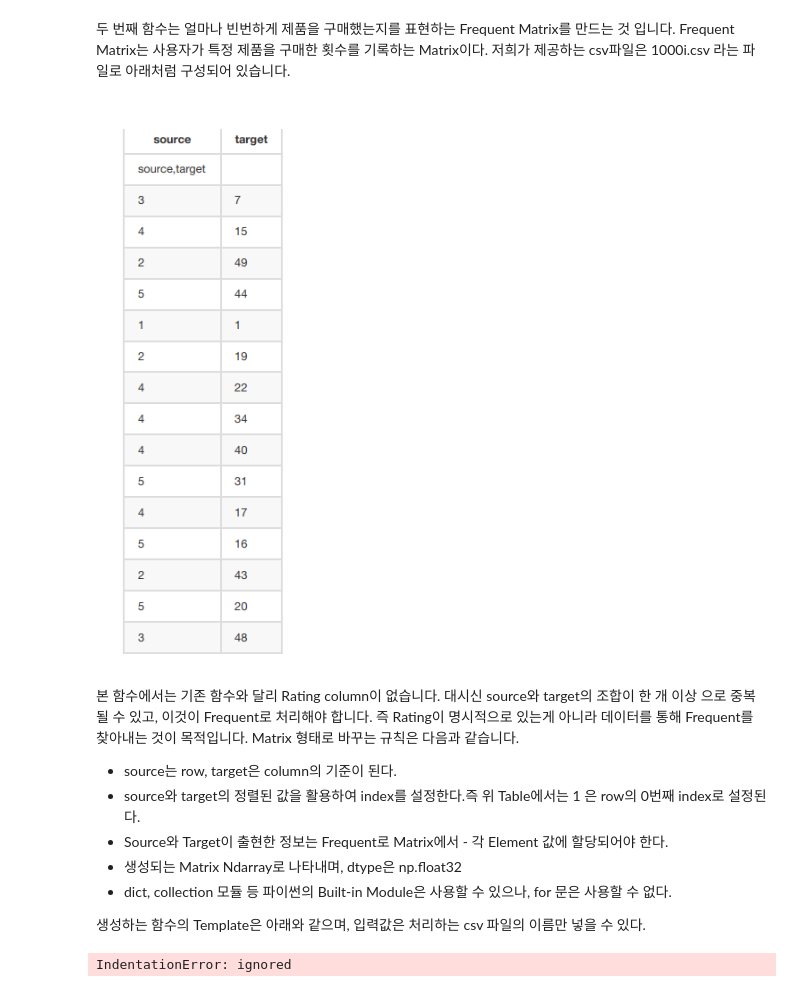
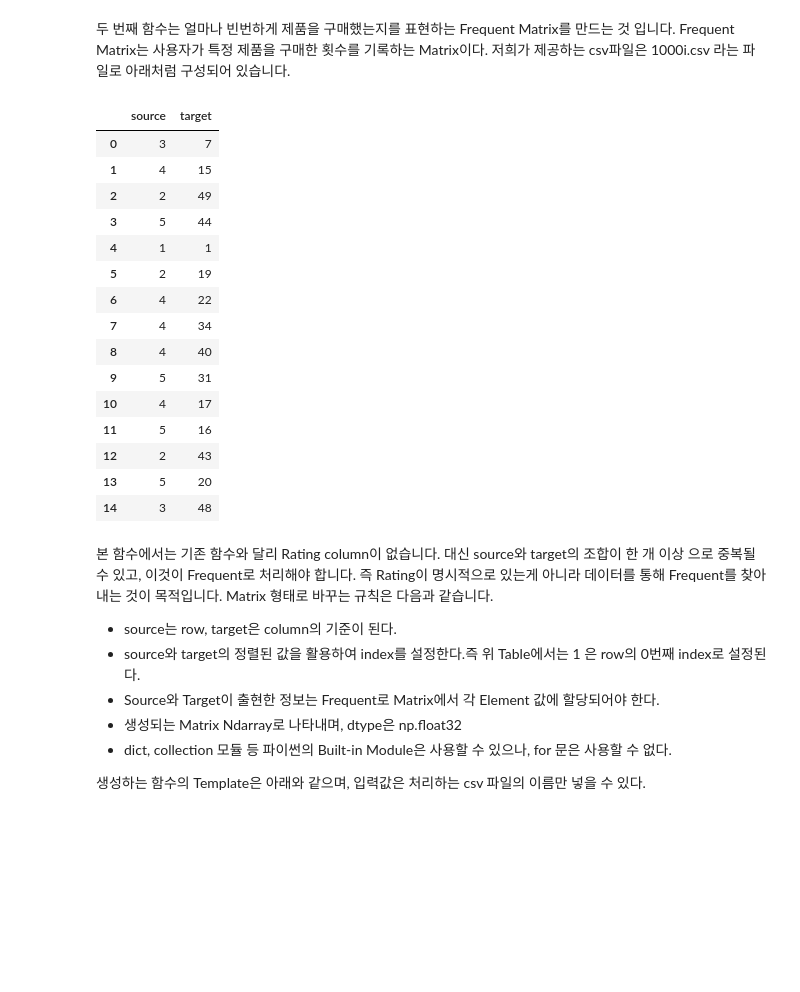
Before and after one commit to Chaewon-Leee/TIL, a Jupyter notebook: ML/Pandas/pandas_lab.ipynb, the cells around one changed output. Saved outputs shown, nothing was run; the diff lists cells and outputs as text; code cells hidden in the pictures; blank space fills up the shorter version.

```diff
--- a/ML/Pandas/pandas_lab.ipynb
+++ b/ML/Pandas/pandas_lab.ipynb
@@ -127,24 +99,40 @@ get_rating_matrix('movie_rating.csv')
 두 번째 함수는 얼마나 빈번하게 제품을 구매했는지를 표현하는 Frequent Matrix를 만드는 것 입니다.
 Frequent Matrix는 사용자가 특정 제품을 구매한 횟수를 기록하는 Matrix이다. 저희가 제공하는 csv파일은
 1000i.csv 라는 파일로 아래처럼 구성되어 있습니다.
-# %% [markdown]
-![스크린샷 2022-10-13 오전 12.47.51.png](embedded-picture-1)
+# %%
+ipl_data = {'source': [3, 4, 2, 5, 1, 2, 4, 4, 4, 5, 4, 5, 2, 5, 3],
+         'target': [7, 15, 49, 44, 1, 19, 22, 34, 40, 31, 17, 16, 43, 20, 48]}
+df = pd.DataFrame(ipl_data)
+df.to_csv("data/1000i.csv", index=False)
+df
+# %% [output]
+|  | source | target |
+| 0 | 3 | 7 |
+| 1 | 4 | 15 |
+| 2 | 2 | 49 |
+| 3 | 5 | 44 |
+| 4 | 1 | 1 |
+| 5 | 2 | 19 |
+| 6 | 4 | 22 |
+| 7 | 4 | 34 |
+| 8 | 4 | 40 |
+| 9 | 5 | 31 |
+| 10 | 4 | 17 |
+| 11 | 5 | 16 |
+| 12 | 2 | 43 |
+| 13 | 5 | 20 |
+| 14 | 3 | 48 |
 # %% [markdown]
-본 함수에서는 기존 함수와 달리 Rating column이 없습니다. 대시신 source와 target의 조합이 한 개 이상
+본 함수에서는 기존 함수와 달리 Rating column이 없습니다. 대신 source와 target의 조합이 한 개 이상
 으로 중복될 수 있고, 이것이 Frequent로 처리해야 합니다. 즉 Rating이 명시적으로 있는게 아니라 데이터를
 통해 Frequent를 찾아내는 것이 목적입니다. Matrix 형태로 바꾸는 규칙은 다음과 같습니다.
 
 - source는 row, target은 column의 기준이 된다.
 - source와 target의 정렬된 값을 활용하여 index를 설정한다.즉 위 Table에서는 1 은 row의 0번째
 index로 설정된다.
-- Source와 Target이 출현한 정보는 Frequent로 Matrix에서 - 각 Element 값에 할당되어야 한다.
+- Source와 Target이 출현한 정보는 Frequent로 Matrix에서 각 Element 값에 할당되어야 한다.
 - 생성되는 Matrix Ndarray로 나타내며, dtype은 np.float32
 - dict, collection 모듈 등 파이썬의 Built-in Module은 사용할 수 있으나, for 문은 사용할 수 없다.
 
 생성하는 함수의 Template은 아래와 같으며, 입력값은 처리하는 csv 파일의 이름만 넣을 수 있다.
-# %%
-def get_frequent_matrix(filename):
-pass
-# %% [output]
-IndentationError: ignored
 # %% [markdown]
```
Also changed, not shown: parts of 14 cells of this notebook.
